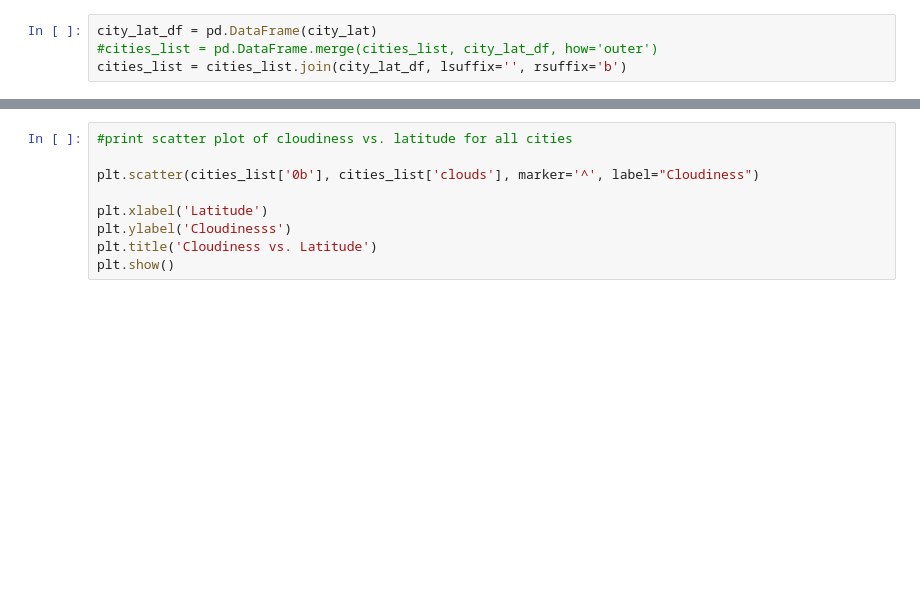
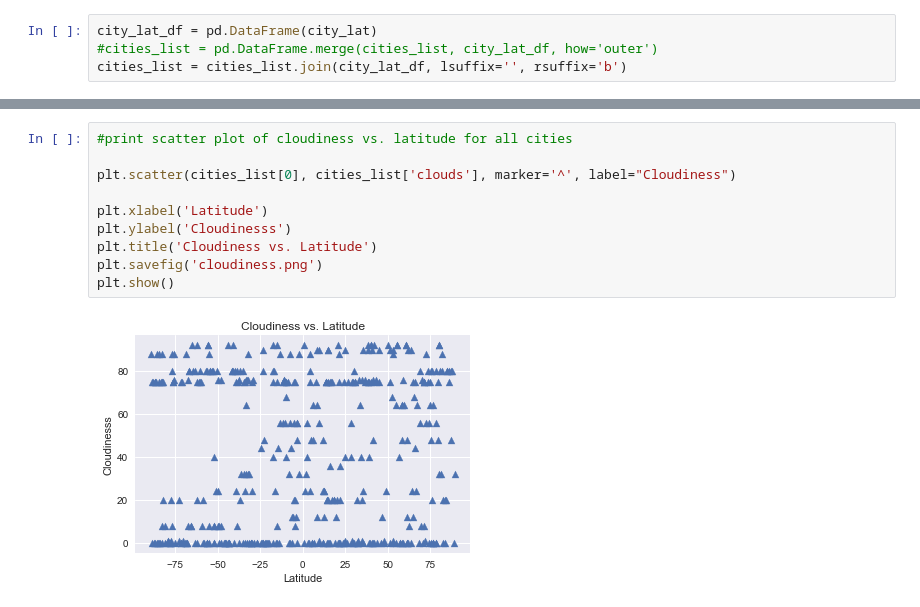
Before and after one commit to vietti09/python-challenge, a Jupyter notebook: weatherpy/weatherpy.ipynb, the cells around one changed output, grey strips where cells are left out. Drawn from its saved outputs; the diff is of its cells as text; blank space fills up the shorter version.

```diff
--- a/weatherpy/weatherpy.ipynb
+++ b/weatherpy/weatherpy.ipynb
@@ -83,12 +144,15 @@ plt.show()
 # %%
 #print scatter plot of cloudiness vs. latitude for all cities
 
-plt.scatter(cities_list['0b'], cities_list['clouds'], marker='^', label="Cloudiness")
+plt.scatter(cities_list[0], cities_list['clouds'], marker='^', label="Cloudiness")
 
 plt.xlabel('Latitude')
 plt.ylabel('Cloudinesss')
 plt.title('Cloudiness vs. Latitude')
+plt.savefig('cloudiness.png')
 plt.show()
+# %% [output]
+[figure, added]
 # %%
 #print scatter plot of wind speed vs. latitude for all cities
 
```
Also changed, not shown: parts of 11 cells of this notebook, 5 other files.
